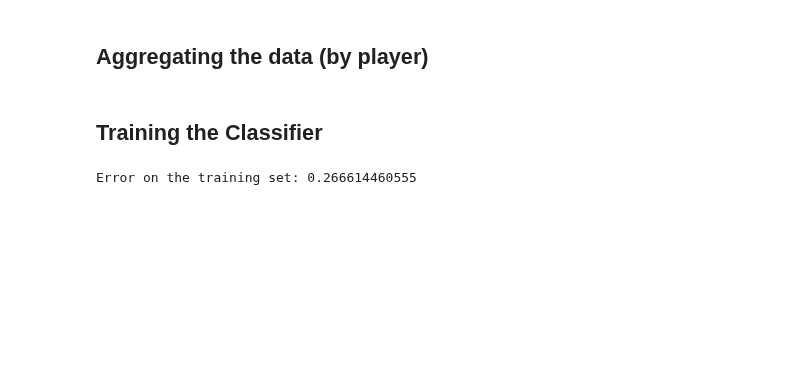
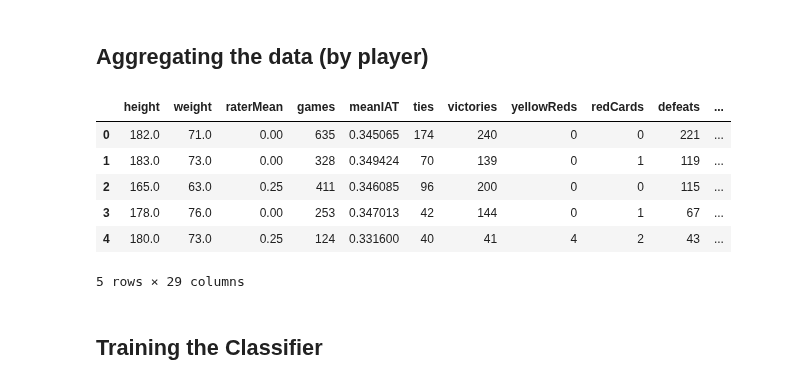
Before and after one commit to Symsystem/adaepflHomework, a Jupyter notebook: 04 - Applied ML/04 - Applied ML.ipynb, the cells around one changed output. Saved outputs shown, nothing was run; the diff lists cells and outputs as text; code cells hidden in the pictures; blank space fills up the shorter version.

```diff
--- a/04 - Applied ML/04 - Applied ML.ipynb
+++ b/04 - Applied ML/04 - Applied ML.ipynb
@@ -116,8 +118,7 @@ df.drop(['meanIAT', 'meanExp'], axis=1, inplace=True)
 # %% [markdown]
 We can remove the columns that have non-numeric data associated:
 # %%
-#TODO: should we keep the position of the player?
-non_numeric_features = ['player', 'club', 'leagueCountry', 'birthday', 'position']
+non_numeric_features = ['player', 'club', 'birthday']
 
 df.drop(non_numeric_features, axis=1, inplace=True)
 # %%
@@ -138,4 +143,6 @@ raterMean      False
 dtype: bool
+# %%
+df = df.dropna(axis=0, subset=['meanIAT', 'meanExp'])
 # %%
 print('Shape of the DataFrame before aggregating by player:', df.shape)
 # %% [output]
@@ -143,10 +150,10 @@ Shape of the DataFrame before aggregating by player: (123868, 12)
 # %% [markdown]
 ## Aggregating the data (by player)
 # %%
-grouped_by_player = df.groupby(['playerShort', 'height', 'weight', 'raterMean'], as_index=False)
+grouped_by_player = df.groupby(['playerShort', 'height', 'weight', 'raterMean', 'leagueCountry', 'position'], as_index=False)
 
 clean_data = grouped_by_player.agg({'games': np.sum, 'victories': np.sum, 'ties': np.sum, 'defeats': np.sum, 'goals': np.sum,
-                       'yellowCards': np.sum, 'yellowReds': np.sum, 'redCards': np.sum})
+                       'yellowCards': np.sum, 'yellowReds': np.sum, 'redCards': np.sum, 'meanIAT': np.mean, 'meanExp': np.mean})
 
 # drop the column playerShort (non-numeric data not relevant for the classifier)
 clean_data.drop('playerShort', axis=1, inplace=True)
@@ -153,2 +162,12 @@ clean_data.drop('playerShort', axis=1, inplace=True)
+# %%
+clean_data.head()
+# %% [output]
+|  | height | weight | raterMean | games | meanIAT | ties | victories | yellowReds | redCards | defeats | ... |
+| 0 | 182.0 | 71.0 | 0.00 | 635 | 0.345065 | 174 | 240 | 0 | 0 | 221 | ... |
+| 1 | 183.0 | 73.0 | 0.00 | 328 | 0.349424 | 70 | 139 | 0 | 1 | 119 | ... |
+| 2 | 165.0 | 63.0 | 0.25 | 411 | 0.346085 | 96 | 200 | 0 | 0 | 115 | ... |
+| 3 | 178.0 | 76.0 | 0.00 | 253 | 0.347013 | 42 | 144 | 0 | 1 | 67 | ... |
+| 4 | 180.0 | 73.0 | 0.25 | 124 | 0.331600 | 40 | 41 | 4 | 2 | 43 | ... |
+5 rows × 29 columns
 # %% [markdown]
 ## Training the Classifier
@@ -166,6 +173,0 @@ clf = clf.fit(X_train, Y_train)
-# %%
-# error on the training set
-train_error = 1.0 - clf.score(X_train, Y_train)
-print('Error on the training set:', train_error)
-# %% [output]
-Error on the training set: 0.266614460555
```
Also changed, not shown: parts of 19 cells of this notebook.
